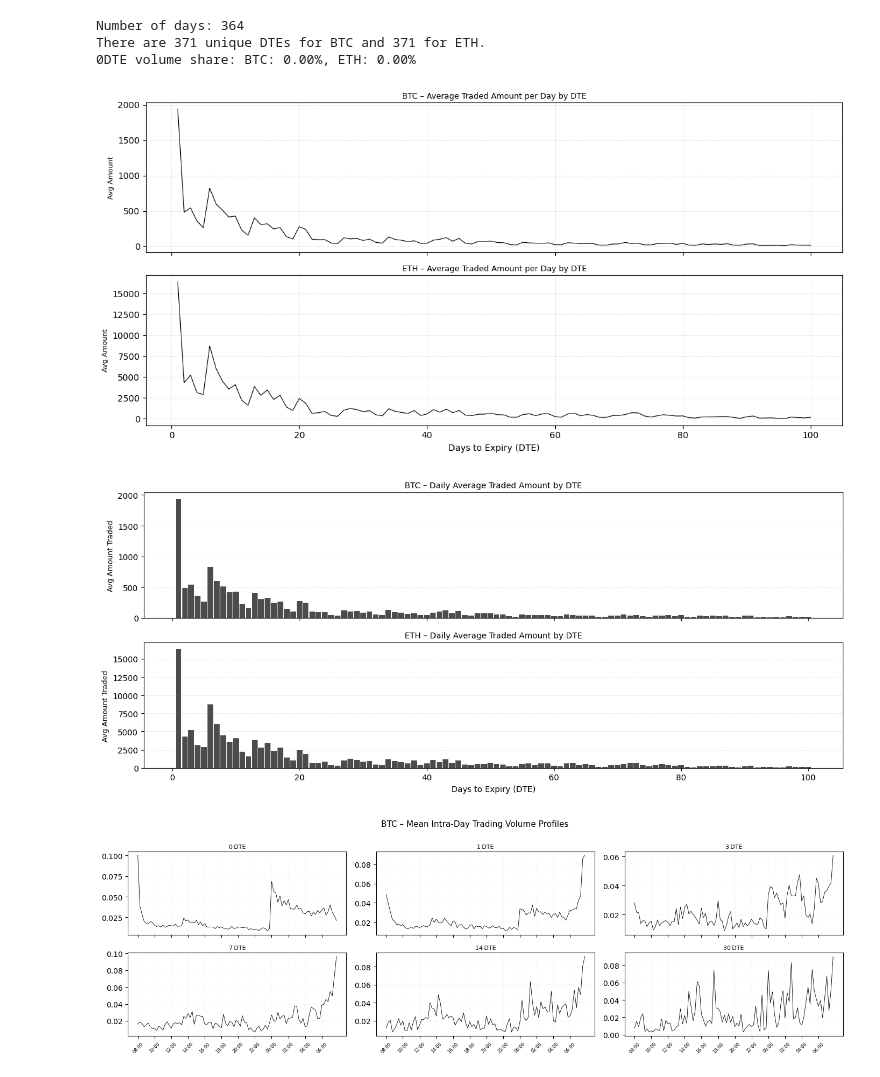
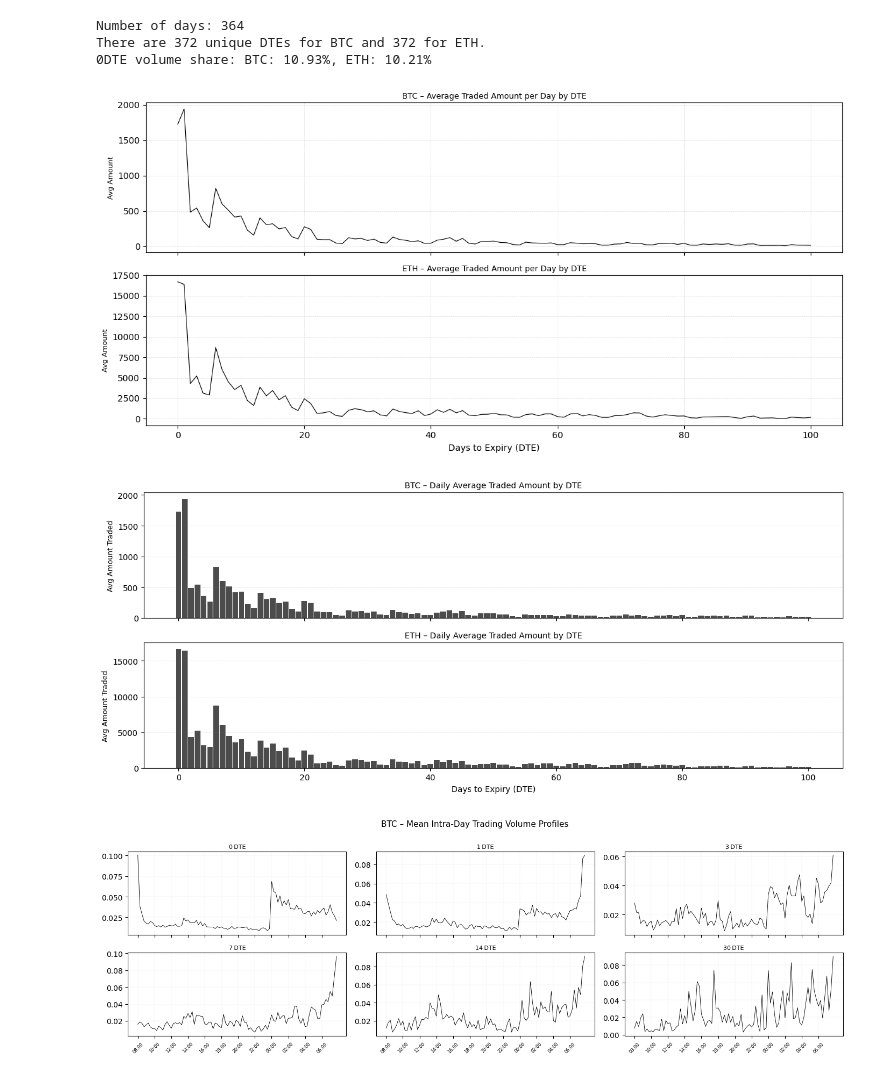
Before and after one commit to jorismilot/optimal-gamma-hedging, a Jupyter notebook: Workbooks/option_trade_workbook.ipynb, the cells around one changed output. Saved outputs shown, nothing was run; the diff lists cells and outputs as text; code cells hidden in the pictures.

```diff
--- a/Workbooks/option_trade_workbook.ipynb
+++ b/Workbooks/option_trade_workbook.ipynb
@@ -30,16 +30,15 @@ for coin in ['btc', 'eth']:
         df['opt_type'] = df['opt_type'].str.upper()
 
         # 2) Parse dates
-        expiry_dt = pd.to_datetime(df['expiry_raw'], format='%d%b%y', errors='coerce')
-        df['expiry'] = pd.to_datetime(expiry_dt.dt.date.astype(str) + ' 08:00:00', utc=True)
         df['timestamp'] = pd.to_datetime(df['timestamp'], unit='us', utc=True)
-        df = df.dropna(subset=['expiry', 'timestamp'])
+        df['expiry'] = (pd.to_datetime(df['expiry_raw'], format='%d%b%y', errors='coerce') + pd.Timedelta(hours=8)).dt.tz_localize('UTC')
+
 
         # 3) Filter coin and calc DTE (integer days)
         df = df[df['coin'] == coin].copy()
-        df['DTE'] = (df['expiry'] - df['timestamp']).dt.total_seconds() / 86400
-        df['DTE'] = np.floor(df['DTE']).astype('int')
-        df = df[df['DTE'] > 0]
+        df['time_to_maturity'] = (df['expiry'] - df['timestamp']).dt.total_seconds()
+        df = df[df['time_to_maturity'] > 0] # drop expired rows
+        df['DTE'] = (np.ceil(df['time_to_maturity'] / 86_400) - 1).astype('Int64')
 
         # 4) Make sure “amount” is numeric, drop NaNs
         df['amount'] = pd.to_numeric(df['amount'], errors='coerce')
@@ -86,37 +85,37 @@ for ax, coin in zip(axes_line, ['btc', 'eth']):
     if coin not in series_per:
         ax.set_visible(False)
         continue
     s = series_per[coin]
     ax.plot(s.index, s.values, lw=0.8, color='black')
     ax.set_title(f'{coin.upper()} – Average Traded Amount per Day by DTE', fontsize=9, pad=4)
     ax.set_ylabel('Avg Amount', fontsize=8)
     ax.grid(ls=':', lw=0.4, color='grey', alpha=0.6)
 axes_line[-1].set_xlabel('Days to Expiry (DTE)')
 fig_line.tight_layout()
 plt.show()
 
 # 2) BAR PLOTS in one figure (BTC on top, ETH below)
 fig_bar, axes_bar = plt.subplots(2, 1, figsize=(13, 6), sharex=True)
 
 for ax, coin in zip(axes_bar, ['btc', 'eth']):
     if coin not in series_per:
         ax.set_visible(False)
         continue
     s = series_per[coin]
     ax.bar(s.index, s.values, width=0.9, color='black', alpha=0.7)
     ax.set_title(f'{coin.upper()} – Daily Average Traded Amount by DTE', fontsize=10)
     ax.set_ylabel('Avg Amount Traded', fontsize=9)
     ax.grid(ls=':', lw=0.4, color='grey', alpha=0.6, axis='y')
 axes_bar[-1].set_xlabel('Days to Expiry (DTE)')
 
 fig_bar.tight_layout(rect=[0, 0, 1, 0.94])      # make space first
 plt.show()
 # %% [output]
 Number of days: 364
-There are 371 unique DTEs for BTC and 371 for ETH.
-0DTE volume share: BTC: 0.00%, ETH: 0.00%
+There are 372 unique DTEs for BTC and 372 for ETH.
+0DTE volume share: BTC: 10.93%, ETH: 10.21%
-[figure, old version]
+[figure, new version]
-[figure, old version]
+[figure, new version]
 # %%
 # 0) loop over coin
 for coin in ['btc', 'eth']:
```
Also changed, not shown: parts of 3 cells of this notebook, 1 other file.
